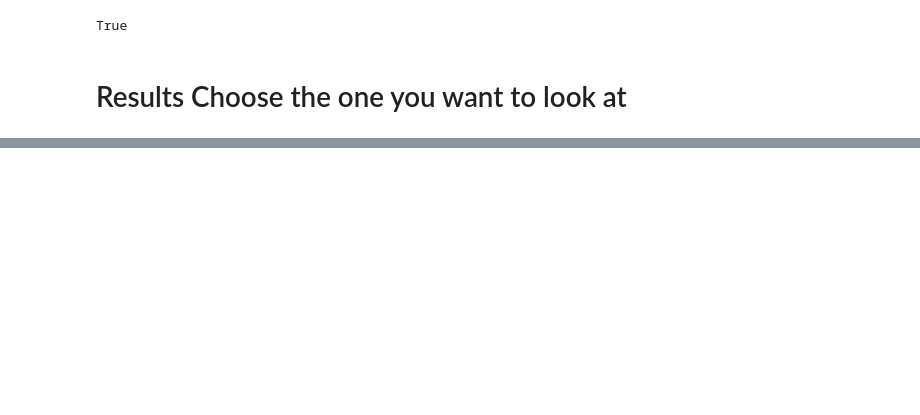
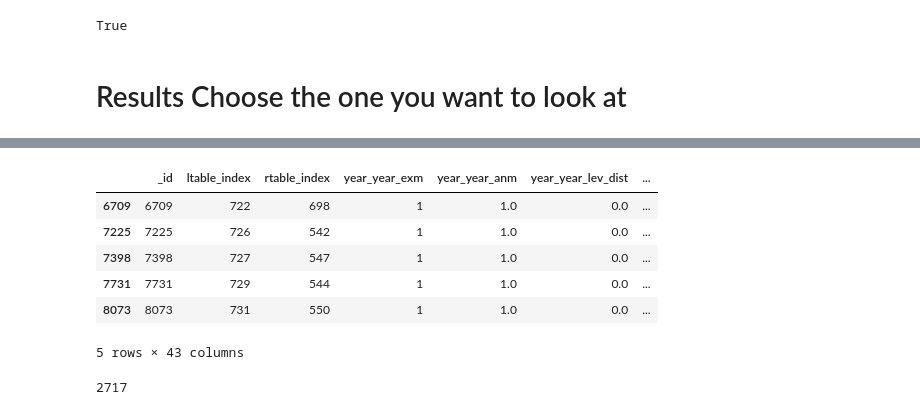
Before and after one commit to Secrets-Seep-Pie/bigDataPirates, a Jupyter notebook: blockered.ipynb, the cells around one changed output, grey strips where cells are left out. Drawn from its saved outputs; the diff is of its cells as text; code cells hidden in the pictures; blank space fills up the shorter version.

Commit message:
finished off the data set it is all done now, go analize

```diff
--- a/blockered.ipynb
+++ b/blockered.ipynb
@@ -569,0 +634,10 @@ False negatives : 3 (out of 25 negative predictions)
+# %%
+predictions_dt.head()
+# %% [output]
+|  | _id | ltable_index | rtable_index | year_year_exm | year_year_anm | year_year_lev_dist | ... |
+| 6709 | 6709 | 722 | 698 | 1 | 1.0 | 0.0 | ... |
+| 7225 | 7225 | 726 | 542 | 1 | 1.0 | 0.0 | ... |
+| 7398 | 7398 | 727 | 547 | 1 | 1.0 | 0.0 | ... |
+| 7731 | 7731 | 729 | 544 | 1 | 1.0 | 0.0 | ... |
+| 8073 | 8073 | 731 | 550 | 1 | 1.0 | 0.0 | ... |
+5 rows × 43 columns
@@ -569,0 +646,5 @@ False negatives : 3 (out of 25 negative predictions)
+# %%
+MatchedData = pd.DataFrame
+len(Matches)
+# %% [output]
+2717
```
Also changed, not shown: parts of 34 cells of this notebook, 4 other files.
